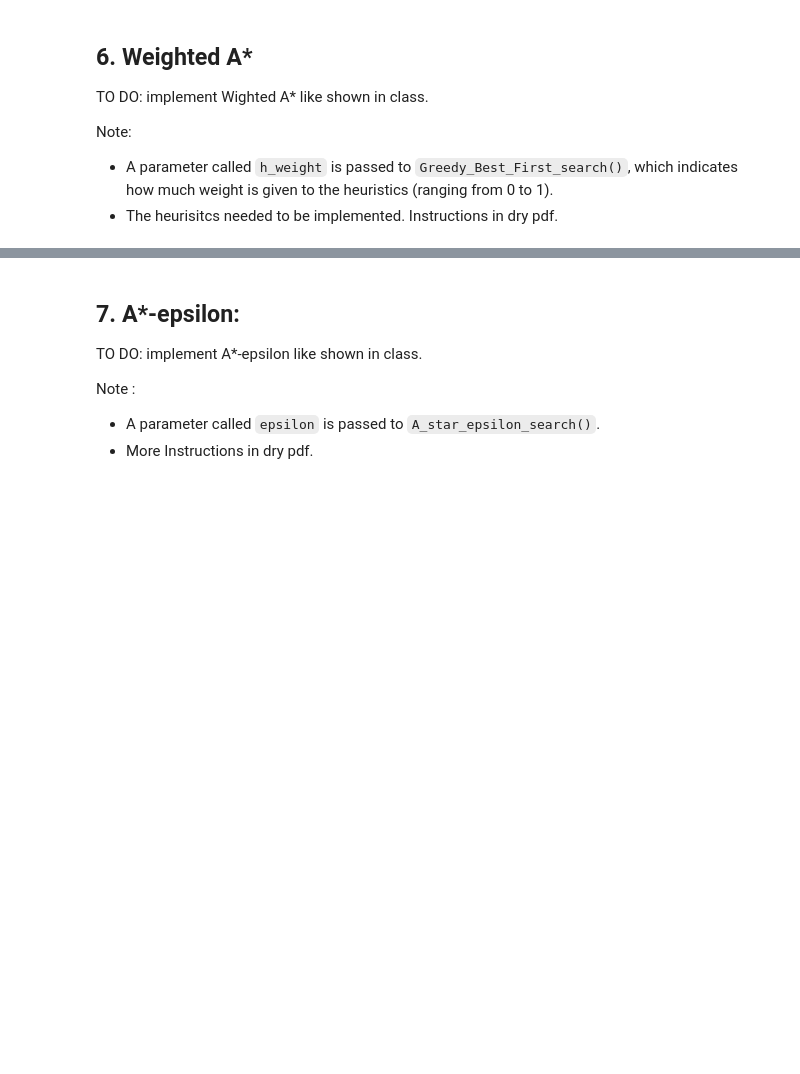
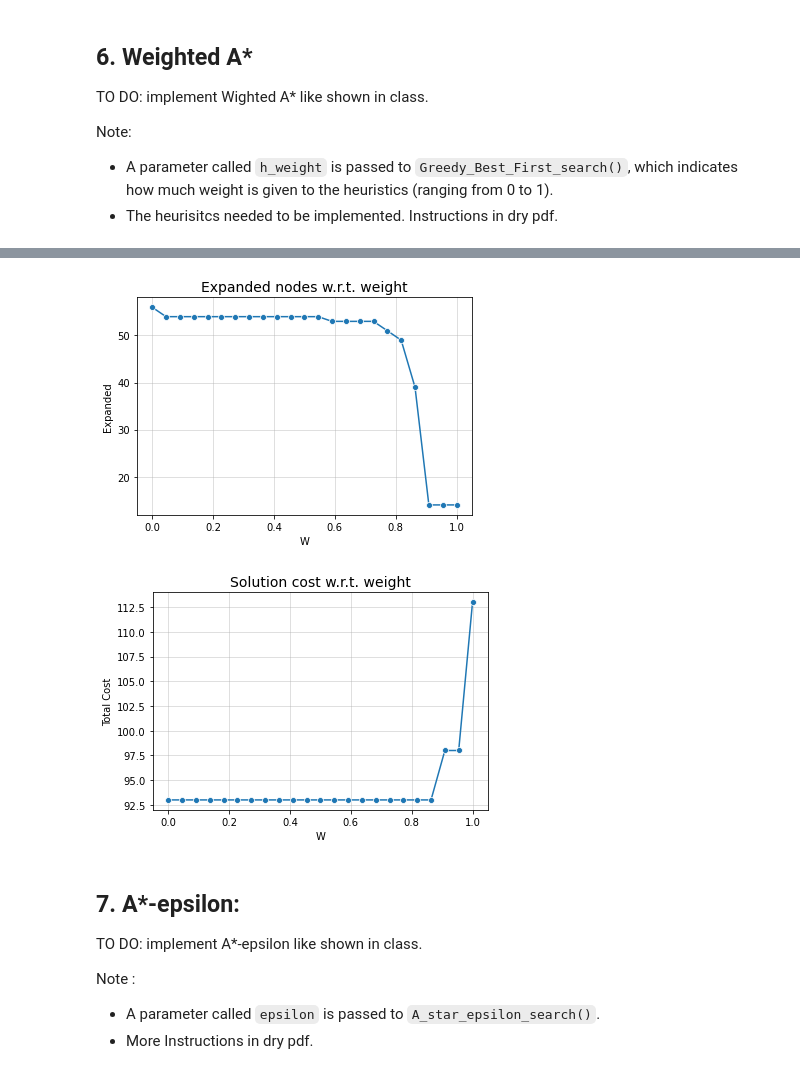
Before and after one commit to talafek96/AI-SEARCH-ALGORITHMS, a Jupyter notebook: 236501_hw1.ipynb, the cells around one changed output, grey strips where cells are left out. Cells and saved outputs as stored; diff of their text form; code cells hidden in the pictures; blank space fills up the shorter version.

Commit message:
WET: Fix bugs, regenerate graphs, and add tests

```diff
--- a/236501_hw1.ipynb
+++ b/236501_hw1.ipynb
@@ -547,7 +735,7 @@ class Agent:
                     actions.insert(0, node.action_taken)
 
         aggregate_solution(node)
-        return actions, total_cost, self.expanded
+        return actions, int(total_cost), self.expanded
 
     def expand(self, state: int, env: FrozenLakeEnv) -> List[Successor]:
         self.expanded += 1
@@ -866,9 +1054,9 @@ class HSAP(Heuristic):
         self.env = env
 
     def __manhatan_dist(self, s: int, t: int):
-        s_coords = env.to_row_col(s)
-        t_coords = env.to_row_col(t)
-        return abs(s_coords[0] - t_coords[0]) + abs(s_coords[1] - t_coords[1])
+        s_coords = np.array(self.env.to_row_col(s), dtype=np.float64)
+        t_coords = np.array(self.env.to_row_col(t), dtype=np.float64)
+        return np.sum(np.abs(s_coords - t_coords))
 
     def __cost_p(self):
         return 100
@@ -905,9 +1093,9 @@ class HManhatan(Heuristic):
         self.env = env
 
     def __manhatan_dist(self, s: int, t: int):
-        s_coords = env.to_row_col(s)
-        t_coords = env.to_row_col(t)
-        return abs(s_coords[0] - t_coords[0]) + abs(s_coords[1] - t_coords[1])
+        s_coords = np.array(self.env.to_row_col(s), dtype=np.float64)
+        t_coords = np.array(self.env.to_row_col(t), dtype=np.float64)
+        return np.sum(np.abs(s_coords - t_coords))
 
     def evaluate(self, node: HNode):
         goal_state: int = self.env.to_state(self.env.nrow - 1, self.env.ncol - 1)
@@ -918,8 +1106,8 @@ class HEuclidean(Heuristic):
         self.env = env
 
     def __l2_dist(self, s: int, t: int):
-        s_coords = np.array(env.to_row_col(s), dtype=np.float64)
-        t_coords = np.array(env.to_row_col(t), dtype=np.float64)
+        s_coords = np.array(self.env.to_row_col(s), dtype=np.float64)
+        t_coords = np.array(self.env.to_row_col(t), dtype=np.float64)
         return np.sqrt(np.sum((t_coords - s_coords)**2))
 
     def evaluate(self, node: HNode):
@@ -1114,30 +1314,33 @@ Total cost: 113.0
 # %%
-# # TODO: Comment this out before submitting the code.
-# import pandas as pd
-# import numpy as np
-# import seaborn as sns
-# import matplotlib.pyplot as plt
+# TODO: Comment this out before submitting the code.
+import pandas as pd
+import numpy as np
+import seaborn as sns
+import matplotlib.pyplot as plt
 
-# # TODO: Comment this out before submitting the code.
-# N = 23  # Num of samples
-# w_list = np.linspace(start=0, stop=1, num=N)
-# expanded_list = np.zeros(N)
-# cost_list = np.zeros(N)
+# TODO: Comment this out before submitting the code.
+N = 23  # Num of samples
+w_list = np.linspace(start=0, stop=1, num=N)
+expanded_list = np.zeros(N)
+cost_list = np.zeros(N)
 
-# for i, weight in enumerate(w_list):
-#     _, cost_list[i], expanded_list[i] = WA_agent.weighted_A_stare_search(env,h_weight=weight)
+for i, weight in enumerate(w_list):
+    _, cost_list[i], expanded_list[i] = WA_agent.weighted_A_stare_search(env,h_weight=weight)
 
-# expanded_df = pd.DataFrame([(weight, expanded) for weight, expanded in zip(w_list, expanded_list)], columns=['W', 'Expanded'])
-# sns.lineplot(data=expanded_df, x='W', y='Expanded', marker='o')
-# plt.title('Expanded nodes w.r.t. weight', fontdict={'fontsize': 14})
-# plt.grid(alpha=0.5)
-# plt.show()
+expanded_df = pd.DataFrame([(weight, expanded) for weight, expanded in zip(w_list, expanded_list)], columns=['W', 'Expanded'])
+sns.lineplot(data=expanded_df, x='W', y='Expanded', marker='o')
+plt.title('Expanded nodes w.r.t. weight', fontdict={'fontsize': 14})
+plt.grid(alpha=0.5)
+plt.show()
 
-# cost_df = pd.DataFrame([(weight, total_cost) for weight, total_cost in zip(w_list, cost_list)], columns=['W', 'Total Cost'])
-# sns.lineplot(data=cost_df, x='W', y='Total Cost', marker='o')
-# plt.title('Solution cost w.r.t. weight', fontdict={'fontsize': 14})
-# plt.grid(alpha=0.5)
-# plt.show()
+cost_df = pd.DataFrame([(weight, total_cost) for weight, total_cost in zip(w_list, cost_list)], columns=['W', 'Total Cost'])
+sns.lineplot(data=cost_df, x='W', y='Total Cost', marker='o')
+plt.title('Solution cost w.r.t. weight', fontdict={'fontsize': 14})
+plt.grid(alpha=0.5)
+plt.show()
+# %% [output]
+[figure, added]
+[figure, added]
 # %% [markdown]
 ## 7. A*-epsilon:
 TO DO: implement A*-epsilon like shown in class.
```
Also changed, not shown: parts of 16 cells of this notebook.
